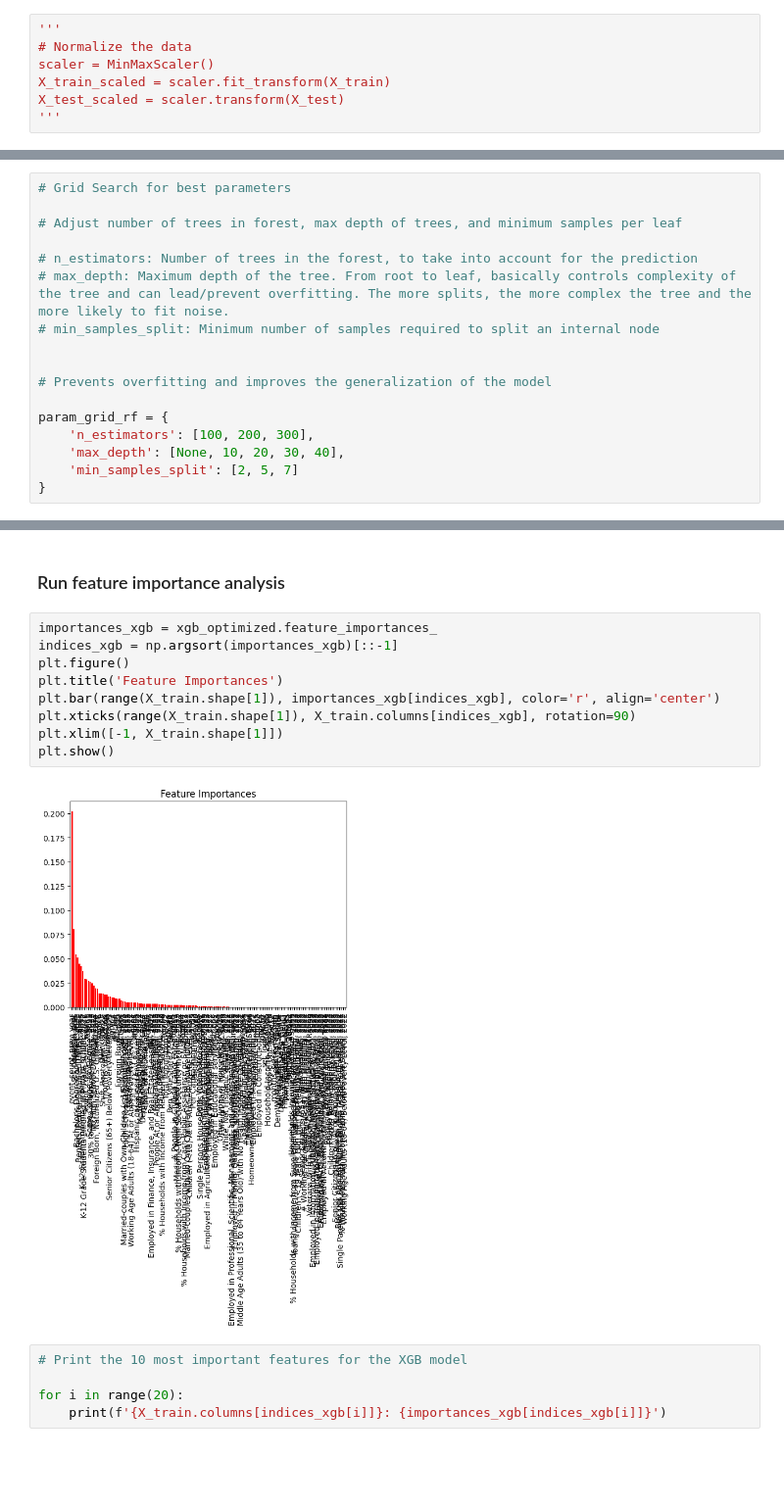
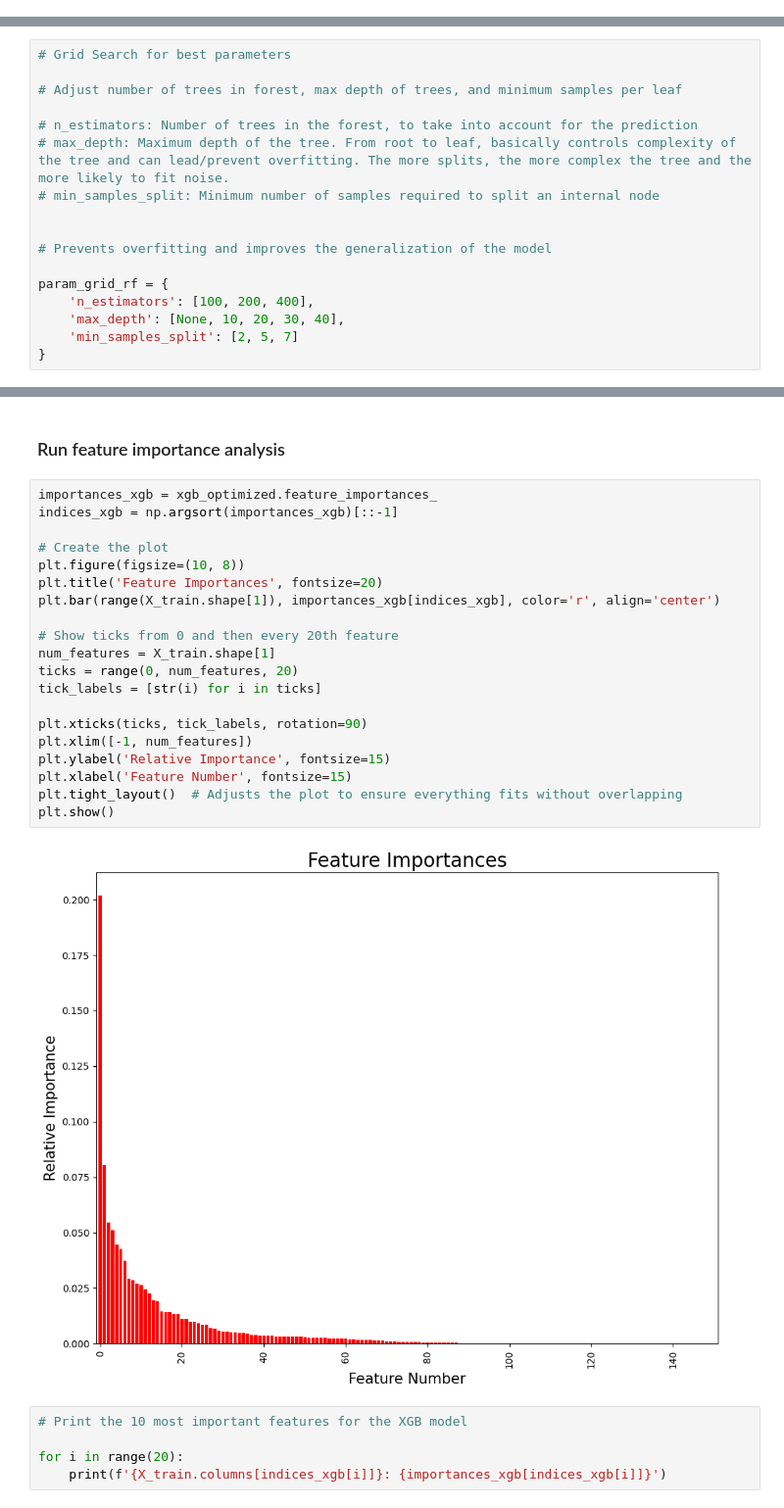
Before and after one commit to bprtdaniel/US_conflict_forecasting, a Jupyter notebook: 3_Models/Lag_models.ipynb, the cells around one changed output, grey strips where cells are left out. Shown at 98% size. Saved outputs shown, nothing was run; the diff lists cells and outputs as text; blank space fills up the shorter version.

```diff
--- a/3_Models/Lag_models.ipynb
+++ b/3_Models/Lag_models.ipynb
@@ -147,9 +143,2 @@ preprocessor = ColumnTransformer(
 X_train_scaled = preprocessor.fit_transform(X_train)
 X_test_scaled = preprocessor.transform(X_test)
-# %%
-'''
-# Normalize the data
-scaler = MinMaxScaler()
-X_train_scaled = scaler.fit_transform(X_train)
-X_test_scaled = scaler.transform(X_test)
-'''
@@ -233,7 +222,7 @@ Flip22_ReptoDem_Senate: 0.002233682988210471
 # Prevents overfitting and improves the generalization of the model
 
 param_grid_rf = {
-    'n_estimators': [100, 200, 300],
+    'n_estimators': [100, 200, 400],
     'max_depth': [None, 10, 20, 30, 40],
     'min_samples_split': [2, 5, 7]
 }
@@ -383,14 +379,25 @@ y_pred_optimized = xgb_optimized.predict(X_test_scaled)
 # %%
 importances_xgb = xgb_optimized.feature_importances_
 indices_xgb = np.argsort(importances_xgb)[::-1]
-plt.figure()
-plt.title('Feature Importances')
+
+# Create the plot
+plt.figure(figsize=(10, 8))
+plt.title('Feature Importances', fontsize=20)
 plt.bar(range(X_train.shape[1]), importances_xgb[indices_xgb], color='r', align='center')
-plt.xticks(range(X_train.shape[1]), X_train.columns[indices_xgb], rotation=90)
-plt.xlim([-1, X_train.shape[1]])
+
+# Show ticks from 0 and then every 20th feature
+num_features = X_train.shape[1]
+ticks = range(0, num_features, 20)
+tick_labels = [str(i) for i in ticks]
+
+plt.xticks(ticks, tick_labels, rotation=90)
+plt.xlim([-1, num_features])
+plt.ylabel('Relative Importance', fontsize=15)
+plt.xlabel('Feature Number', fontsize=15)
+plt.tight_layout()  # Adjusts the plot to ensure everything fits without overlapping
 plt.show()
 # %% [output]
-[figure, old version]
+[figure, new version]
 # %%
 # Print the 10 most important features for the XGB model
 
```
Also changed, not shown: parts of 47 cells of this notebook, 3 other files.
